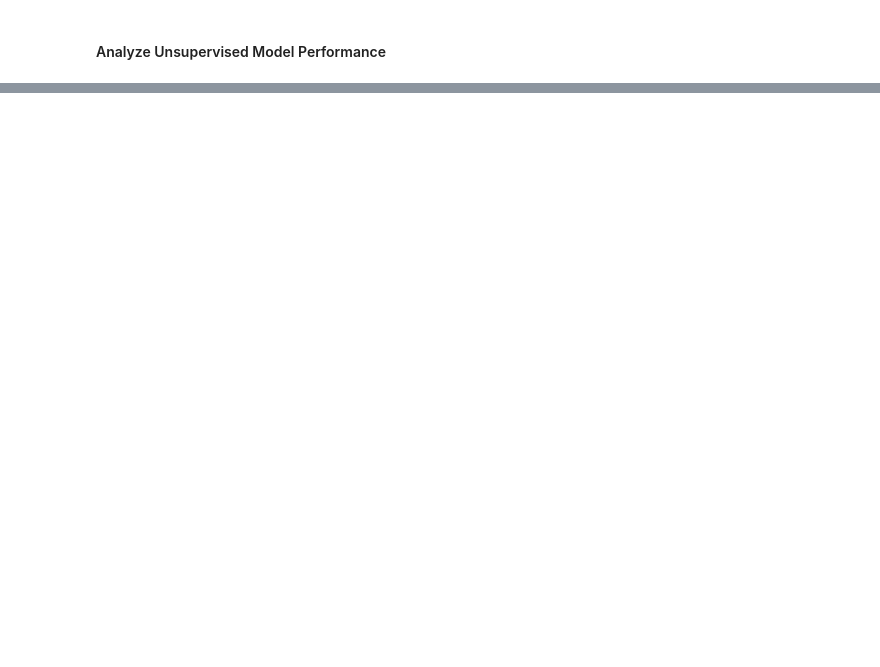
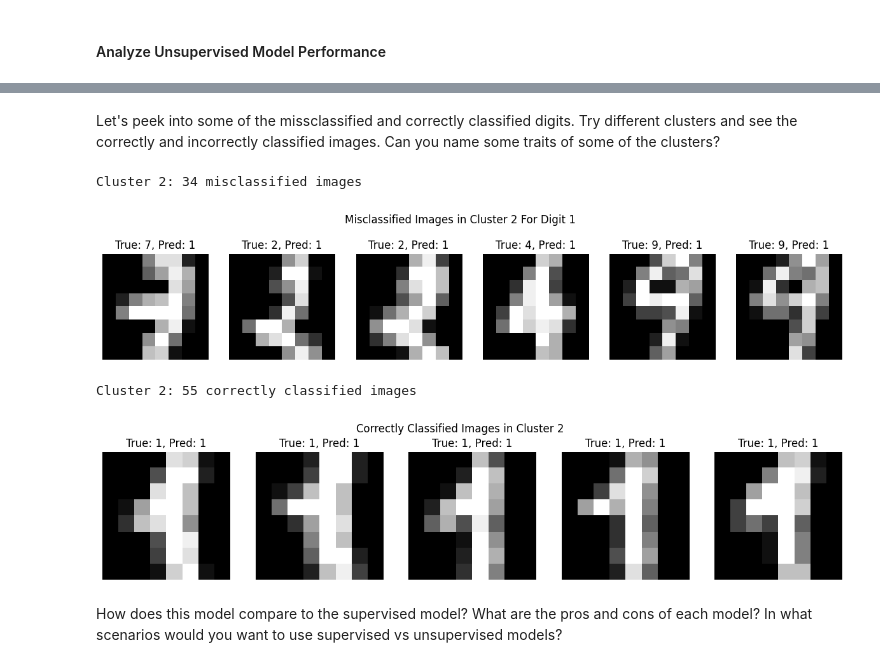
Before and after one commit to aimlworkshop/workshop, a Jupyter notebook: Session1/unsupervised.ipynb, the cells around one changed output, grey strips where cells are left out. Drawn from its saved outputs; the diff is of its cells as text; code cells hidden in the pictures; blank space fills up the shorter version.

```diff
--- a/Session1/unsupervised.ipynb
+++ b/Session1/unsupervised.ipynb
@@ -187,2 +218,12 @@ numMisclassified(cluster_labels, cluster_map, y_data)
+# %% [markdown]
+Let's peek into some of the missclassified and correctly classified digits. Try different clusters and see the correctly and incorrectly classified images. Can you name some traits of some of the clusters?
+# %%
+cluster = 2
 # %%
-showMisclassified(X_data, y_data, cluster_labels, cluster_map)
+showMisclassified(X_data, y_data, cluster_labels, cluster_map, cluster)
+showCorrectClassification(X_data, cluster_labels, cluster_map, y_data, cluster)
+# %% [output]
+Cluster 2: 34 misclassified images
+[figure, added]
+Cluster 2: 55 correctly classified images
+[figure, added]
@@ -190,0 +230,2 @@ showCorrectClassification(X_data, cluster_labels, cluster_map, y_data)
+# %% [markdown]
+How does this model compare to the supervised model? What are the pros and cons of each model? In what scenarios would you want to use supervised vs unsupervised models?
```
Also changed, not shown: parts of 13 cells of this notebook, 3 other files.
